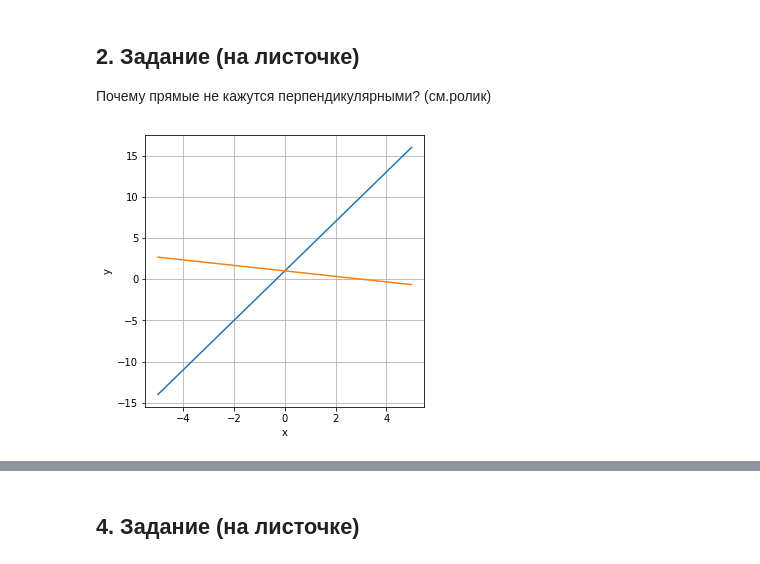
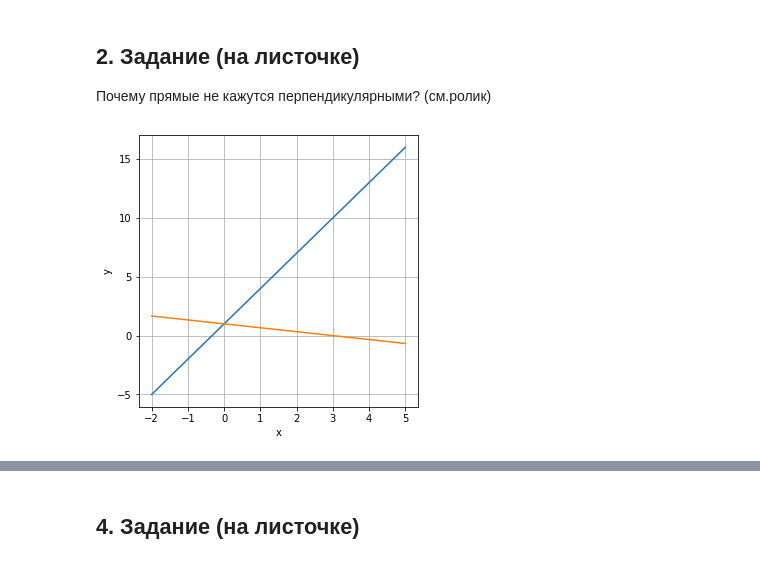
Before and after one commit to koryagin2006/GB_Course_Introduction_to_Higher_Mathematics, a Jupyter notebook: Lesson_3 Видеоурок “Введение в аналитическую геометрию. Графики на плоскости”/Практическое задание к теме 2-3.ipynb, the cells around one changed output, grey strips where cells are left out. Cells and saved outputs as stored; diff of their text form; code cells hidden in the pictures.

```diff
--- a/Lesson_3 Видеоурок “Введение в аналитическую геометрию. Графики на плоскости”/Практическое задание к теме 2-3.ipynb
+++ b/Lesson_3 Видеоурок “Введение в аналитическую геометрию. Графики на плоскости”/Практическое задание к теме 2-3.ipynb
@@ -34,15 +38,13 @@ X_len
 ## 2. Задание (на листочке)
 Почему прямые не кажутся перпендикулярными? (см.ролик)
 # %%
-# rcParams['figure.figsize'] = 5, 5
-
-x = np.linspace(-5, 5, 21)
+x = np.linspace(-2, 5, 21)
 y = 3*x+1
 y2 = (-1/3)*x+1
 plt.plot(x,y)
 plt.plot(x,y2)
 plt.xlabel("x")
 plt.ylabel("y")
 plt.grid();
 # %% [output]
-[figure, old version]
+[figure, new version]
```
Also changed, not shown: parts of 13 cells of this notebook.
